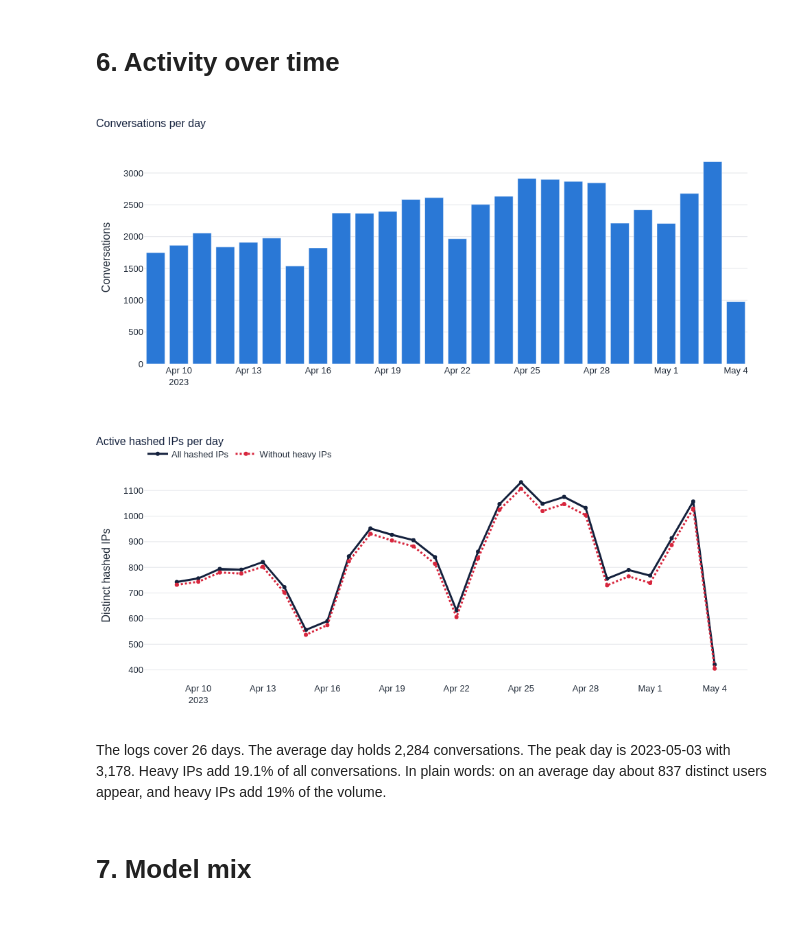
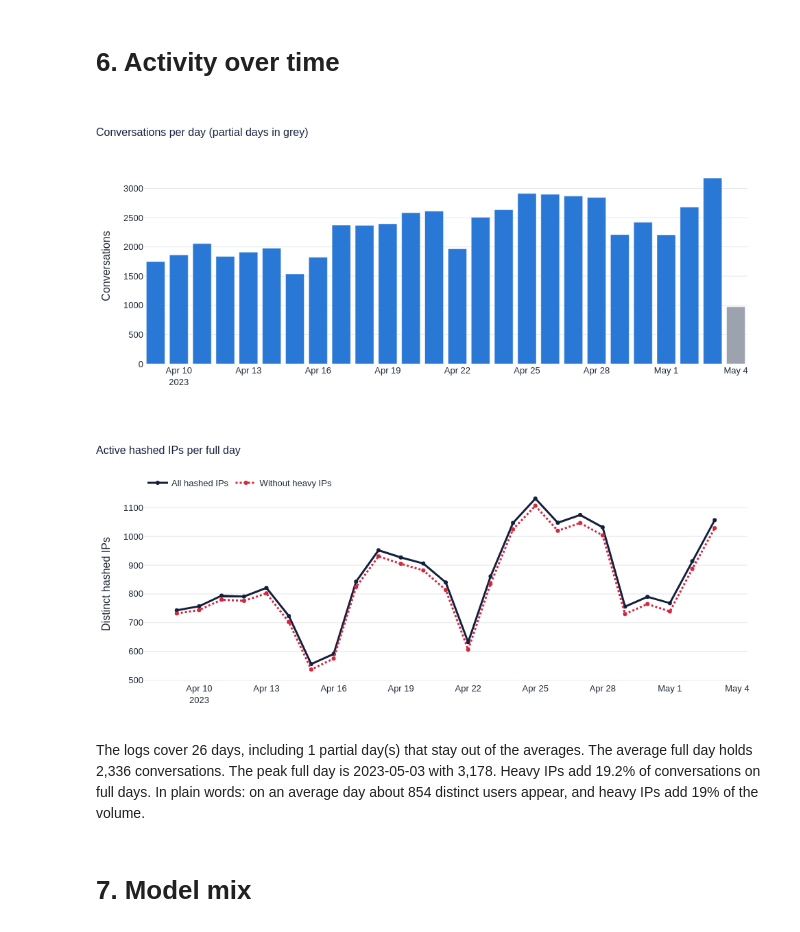
Before and after one commit to ambarishsengupta/Chathouse, a Jupyter notebook: notebooks/01_data_transformation_and_eda.ipynb, the cells around one changed output. Cells and saved outputs as stored; diff of their text form; code cells hidden in the pictures.

Commit message:
Flag partial days in daily activity charts
Partial first and last days appear in grey and stay out of daily averages.
Chart margins give the legend more room.

```diff
--- a/notebooks/01_data_transformation_and_eda.ipynb
+++ b/notebooks/01_data_transformation_and_eda.ipynb
@@ -49,8 +49,8 @@ def pct(v, d=1):
 
 def style(fig, title, height=440, xtitle=None, ytitle=None):
     fig.update_layout(template="plotly_white", title=dict(text=title, x=0, font=dict(size=16, color=NAVY)),
-                      width=980, height=height, margin=dict(l=70, r=30, t=70, b=60),
-                      font=dict(family="Arial", size=13, color=INK), legend=dict(orientation="h", y=1.12, x=0))
+                      width=980, height=height, margin=dict(l=70, r=30, t=95, b=60),
+                      font=dict(family="Arial", size=13, color=INK), legend=dict(orientation="h", y=1.07, x=0))
     fig.update_xaxes(title=xtitle, showgrid=False)
     fig.update_yaxes(title=ytitle, gridcolor="#E5E7EB", zeroline=False)
     return fig
@@ -351,24 +351,34 @@ for t in gold_tables:
 # 6. Activity over time
 # %%
 daily = sql("select * from gold_daily_activity")
-fig = go.Figure(go.Bar(x=daily.event_date, y=daily.conversations, marker_color=BLUE))
-style(fig, "Conversations per day", ytitle="Conversations").show()
+span = sql("select min(ts_utc) as a, max(ts_utc) as b from valid_conversations").iloc[0]
+partial = set()
+if span.a.hour >= 1:
+    partial.add(pd.Timestamp(span.a).date())
+if span.b.hour < 23:
+    partial.add(pd.Timestamp(span.b).date())
+daily["is_partial"] = [pd.Timestamp(d).date() in partial for d in daily.event_date]
+full = daily[~daily.is_partial]
+
+fig = go.Figure(go.Bar(x=daily.event_date, y=daily.conversations, marker_color=[GREY if p else BLUE for p in daily.is_partial]))
+style(fig, "Conversations per day (partial days in grey)", ytitle="Conversations").show()
 
 fig = go.Figure()
-fig.add_trace(go.Scatter(x=daily.event_date, y=daily.active_hashed_ips, name="All hashed IPs", mode="lines+markers", line=dict(color=NAVY, width=3)))
-fig.add_trace(go.Scatter(x=daily.event_date, y=daily.active_hashed_ips_excl_heavy, name="Without heavy IPs", mode="lines+markers", line=dict(color=RED, width=3, dash="dot")))
-style(fig, "Active hashed IPs per day", ytitle="Distinct hashed IPs").show()
+fig.add_trace(go.Scatter(x=full.event_date, y=full.active_hashed_ips, name="All hashed IPs", mode="lines+markers", line=dict(color=NAVY, width=3)))
+fig.add_trace(go.Scatter(x=full.event_date, y=full.active_hashed_ips_excl_heavy, name="Without heavy IPs", mode="lines+markers", line=dict(color=RED, width=3, dash="dot")))
+style(fig, "Active hashed IPs per full day", ytitle="Distinct hashed IPs").show()
 
-peak = daily.loc[daily.conversations.idxmax()]
-heavy_share = daily.heavy_ip_conversations.sum() / daily.conversations.sum()
-md(f"The logs cover {len(daily)} days. The average day holds {n(daily.conversations.mean())} conversations. "
-   f"The peak day is {pd.Timestamp(peak.event_date).date()} with {n(peak.conversations)}. "
-   f"Heavy IPs add {pct(heavy_share)} of all conversations. "
-   f"In plain words: on an average day about {n(daily.active_hashed_ips.mean())} distinct users appear, and heavy IPs add {pct(heavy_share, 0)} of the volume.")
+peak = full.loc[full.conversations.idxmax()]
+heavy_share = full.heavy_ip_conversations.sum() / full.conversations.sum()
+md(f"The logs cover {len(daily)} days, including {len(daily) - len(full)} partial day(s) that stay out of the averages. "
+   f"The average full day holds {n(full.conversations.mean())} conversations. "
+   f"The peak full day is {pd.Timestamp(peak.event_date).date()} with {n(peak.conversations)}. "
+   f"Heavy IPs add {pct(heavy_share)} of conversations on full days. "
+   f"In plain words: on an average day about {n(full.active_hashed_ips.mean())} distinct users appear, and heavy IPs add {pct(heavy_share, 0)} of the volume.")
 # %% [output]
-[figure, old version]
+[figure, new version]
-[figure, old version]
+[figure, new version]
-The logs cover 26 days. The average day holds 2,284 conversations. The peak day is 2023-05-03 with 3,178. Heavy IPs add 19.1% of all conversations. In plain words: on an average day about 837 distinct users appear, and heavy IPs add 19% of the volume.
+The logs cover 26 days, including 1 partial day(s) that stay out of the averages. The average full day holds 2,336 conversations. The peak full day is 2023-05-03 with 3,178. Heavy IPs add 19.2% of conversations on full days. In plain words: on an average day about 854 distinct users appear, and heavy IPs add 19% of the volume.
 # %% [markdown]
 # 7. Model mix
 # %%
```
Also changed, not shown: parts of 8 cells of this notebook.
